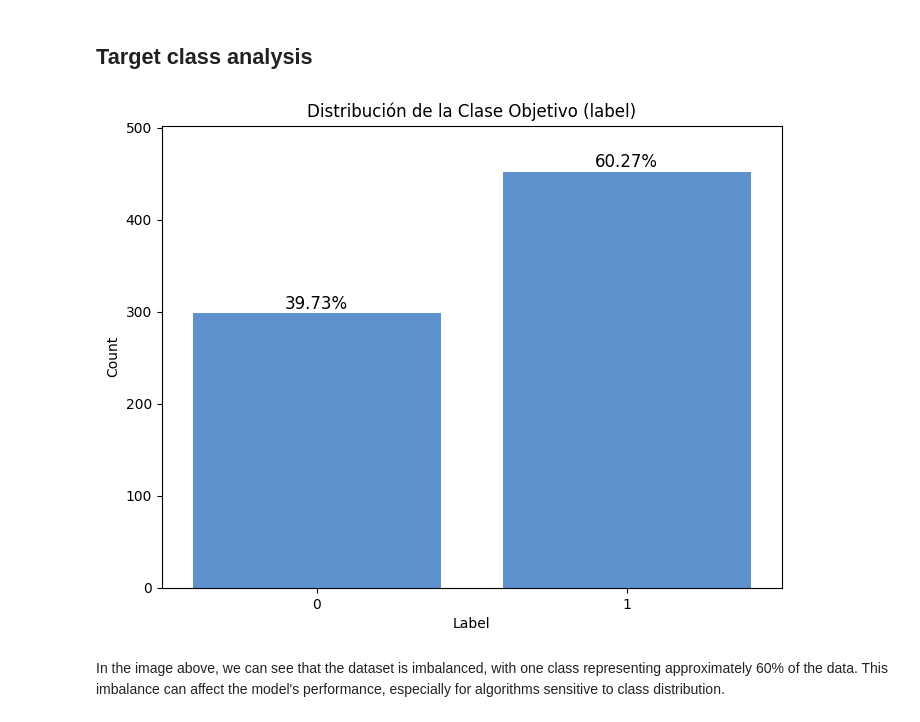
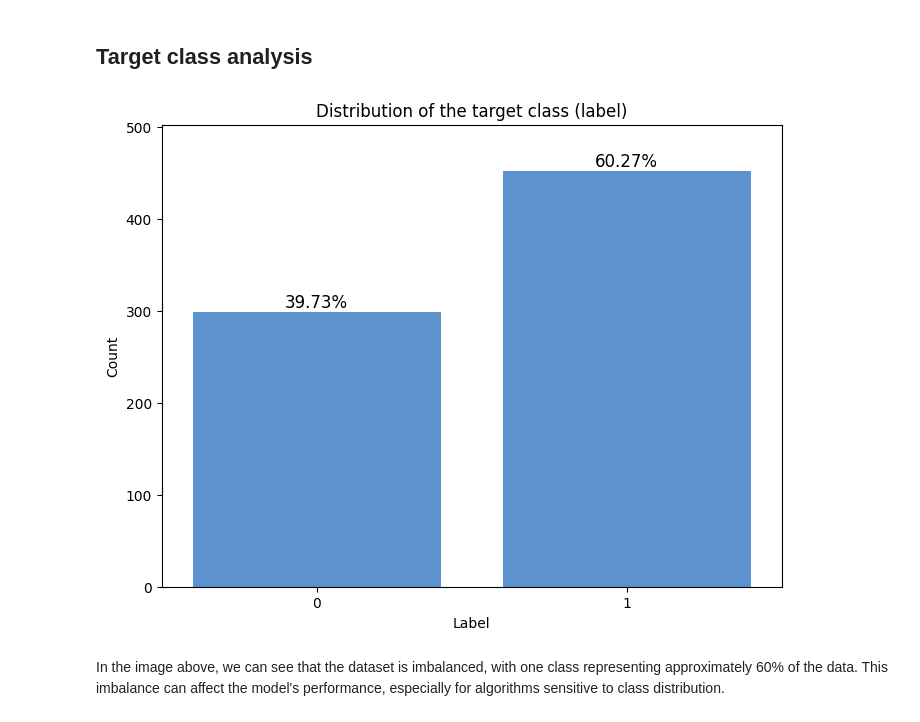
Before and after one commit to ChristianConchari/tp_final_adai_playlist-spotify, a Jupyter notebook: notebooks/exploratory_analysis.ipynb, the cells around one changed output. Saved outputs shown, nothing was run; the diff lists cells and outputs as text; code cells hidden in the pictures.

```diff
--- a/notebooks/exploratory_analysis.ipynb
+++ b/notebooks/exploratory_analysis.ipynb
@@ -288,26 +279,23 @@ Análisis de Cardinalidad
 # %% [markdown]
 ## Target class analysis
 # %%
-# Calcular el porcentaje de cada clase
 label_counts = data_df['label'].value_counts()
 label_percentages = (label_counts / label_counts.sum()) * 100
 
-# Crear el gráfico de barras con porcentajes
 plt.figure(figsize=(8, 6))
+
 ax = sns.countplot(data=data_df, x='label', color='#4A90E2')
 
-# Añadir porcentajes encima de las barras
 for p in ax.patches:
     height = p.get_height()
     ax.text(p.get_x() + p.get_width() / 2., height + 5, '{:.2f}%'.format(height / len(data_df) * 100), ha='center', fontsize=12, color='black')
 
-plt.title('Distribución de la Clase Objetivo (label)')
+plt.title('Distribution of the target class (label)')
 plt.xlabel('Label')
 plt.ylabel('Count')
-plt.ylim(0, label_counts.max() + 50)  # Aumentar el límite del eje y para dejar espacio para el texto
-plt.show()
+plt.ylim(0, label_counts.max() + 50)
 # %% [output]
-[figure, old version]
+[figure, new version]
 # %% [markdown]
 In the image above, we can see that the dataset is imbalanced, with one class representing approximately 60% of the data. This imbalance can affect the model's performance, especially for algorithms sensitive to class distribution.
 # %% [markdown]
```
Also changed, not shown: parts of 21 cells of this notebook, 1 other file.
